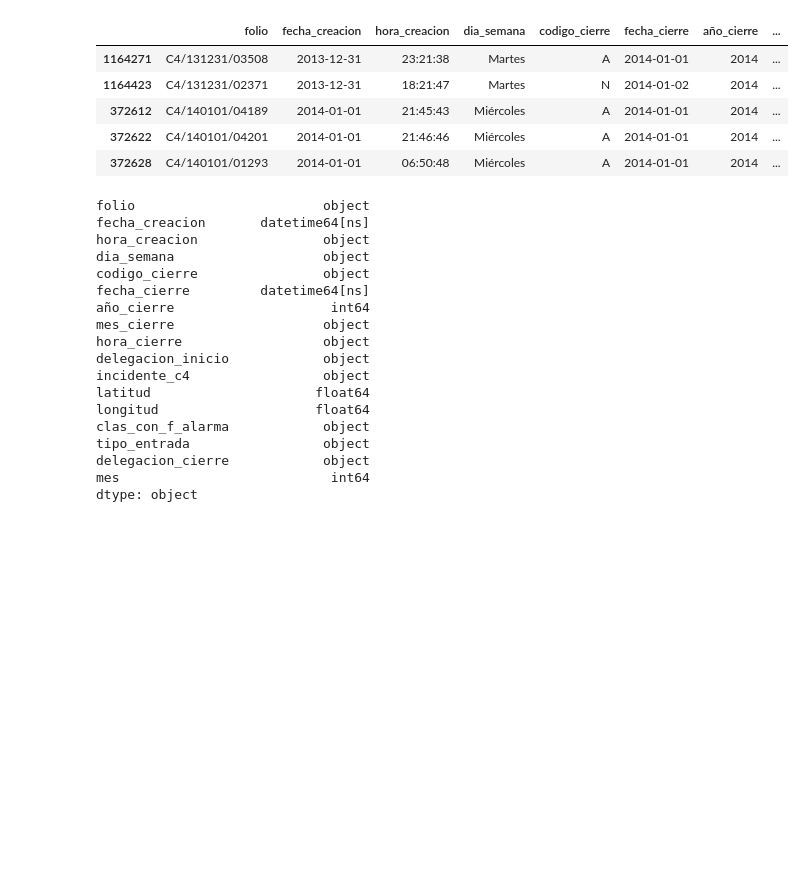
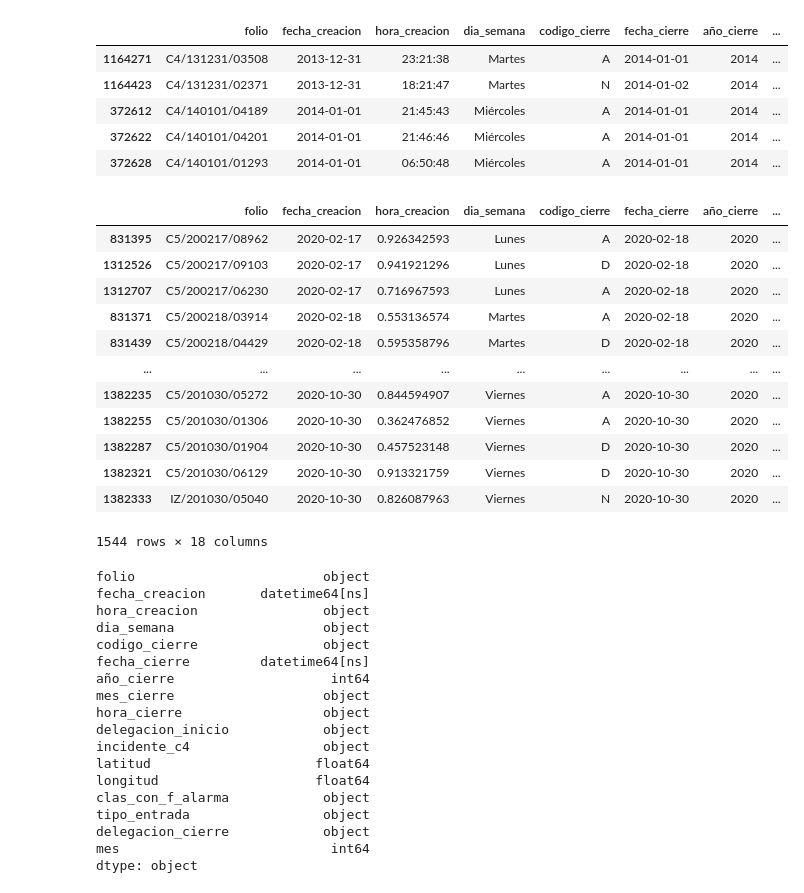
Before and after one commit to mhnk77/proyecto_1_E3_intro_ds, a Jupyter notebook: EDA_Proyecto_1_C5.ipynb, the cells around one changed output. Cells and saved outputs as stored; diff of their text form; code cells hidden in the pictures; blank space fills up the shorter version.

Commit message:
Cambiar la hora como dttm

```diff
--- a/EDA_Proyecto_1_C5.ipynb
+++ b/EDA_Proyecto_1_C5.ipynb
@@ -107,6 +107,24 @@ data_clean.head()
 | 372612 | C4/140101/04189 | 2014-01-01 | 21:45:43 | Miércoles | A | 2014-01-01 | 2014 | ... |
 | 372622 | C4/140101/04201 | 2014-01-01 | 21:46:46 | Miércoles | A | 2014-01-01 | 2014 | ... |
 | 372628 | C4/140101/01293 | 2014-01-01 | 06:50:48 | Miércoles | A | 2014-01-01 | 2014 | ... |
+# %%
+data_clean['dttm_creacion'] = pd.to_datetime(data_clean.fecha_creacion.astype(str).str.cat(data_clean.hora_creacion, sep = ' '), errors= 'coerce')
+# %%
+data_clean[data_clean.dttm_creacion.isna()]
+# %% [output]
+|  | folio | fecha_creacion | hora_creacion | dia_semana | codigo_cierre | fecha_cierre | año_cierre | ... |
+| 831395 | C5/200217/08962 | 2020-02-17 | 0.926342593 | Lunes | A | 2020-02-18 | 2020 | ... |
+| 1312526 | C5/200217/09103 | 2020-02-17 | 0.941921296 | Lunes | D | 2020-02-18 | 2020 | ... |
+| 1312707 | C5/200217/06230 | 2020-02-17 | 0.716967593 | Lunes | A | 2020-02-18 | 2020 | ... |
+| 831371 | C5/200218/03914 | 2020-02-18 | 0.553136574 | Martes | A | 2020-02-18 | 2020 | ... |
+| 831439 | C5/200218/04429 | 2020-02-18 | 0.595358796 | Martes | D | 2020-02-18 | 2020 | ... |
+| ... | ... | ... | ... | ... | ... | ... | ... | ... |
+| 1382235 | C5/201030/05272 | 2020-10-30 | 0.844594907 | Viernes | A | 2020-10-30 | 2020 | ... |
+| 1382255 | C5/201030/01306 | 2020-10-30 | 0.362476852 | Viernes | A | 2020-10-30 | 2020 | ... |
+| 1382287 | C5/201030/01904 | 2020-10-30 | 0.457523148 | Viernes | D | 2020-10-30 | 2020 | ... |
+| 1382321 | C5/201030/06129 | 2020-10-30 | 0.913321759 | Viernes | D | 2020-10-30 | 2020 | ... |
+| 1382333 | IZ/201030/05040 | 2020-10-30 | 0.826087963 | Viernes | N | 2020-10-30 | 2020 | ... |
+1544 rows × 18 columns
 # %%
 data_clean.dtypes
 # %% [output]
```
